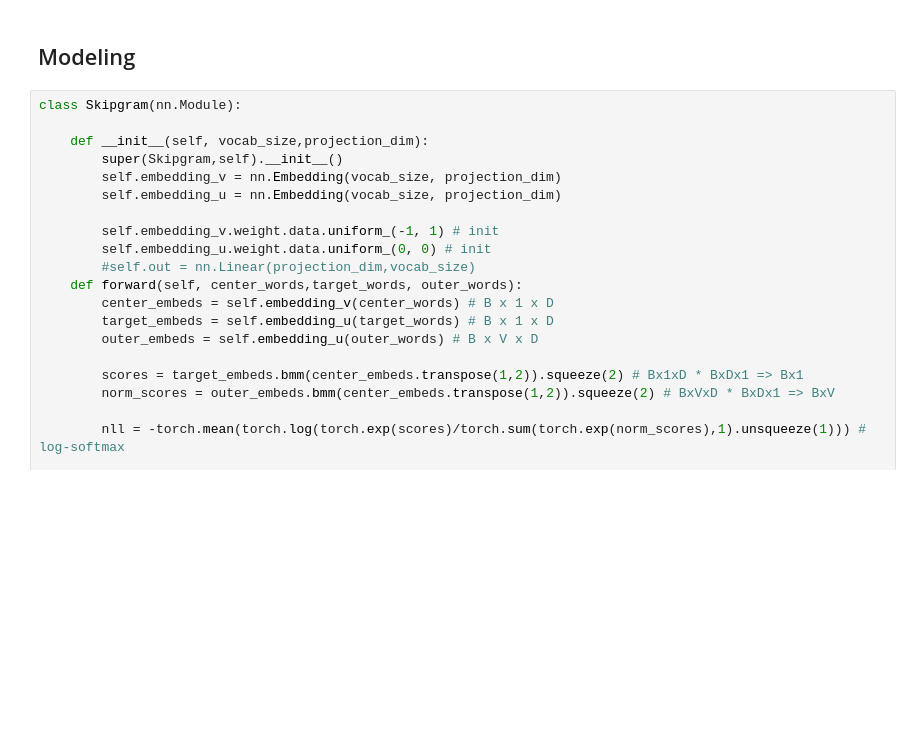
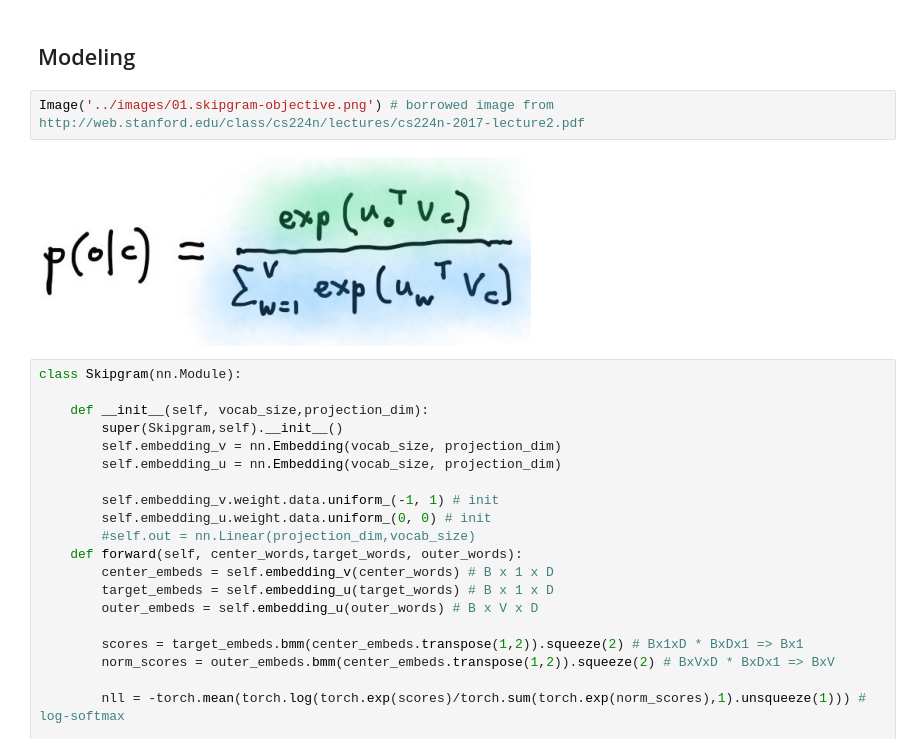
Before and after one commit to DSKSD/DeepNLP-models-Pytorch, a Jupyter notebook: notebooks/01.Skip-gram-Naive-Softmax.ipynb, the cells around one changed output. Drawn from its saved outputs; the diff is of its cells as text; blank space fills up the shorter version.

```diff
--- a/notebooks/01.Skip-gram-Naive-Softmax.ipynb
+++ b/notebooks/01.Skip-gram-Naive-Softmax.ipynb
@@ -148,6 +155,10 @@ len(train_data)
 7606
 # %% [markdown]
 ## Modeling
+# %%
+Image('../images/01.skipgram-objective.png') # borrowed image from http://web.stanford.edu/class/cs224n/lectures/cs224n-2017-lecture2.pdf
+# %% [output]
+[figure, added]
 # %%
 class Skipgram(nn.Module):
 
```
Also changed, not shown: parts of 3 cells of this notebook, 11 other files.
